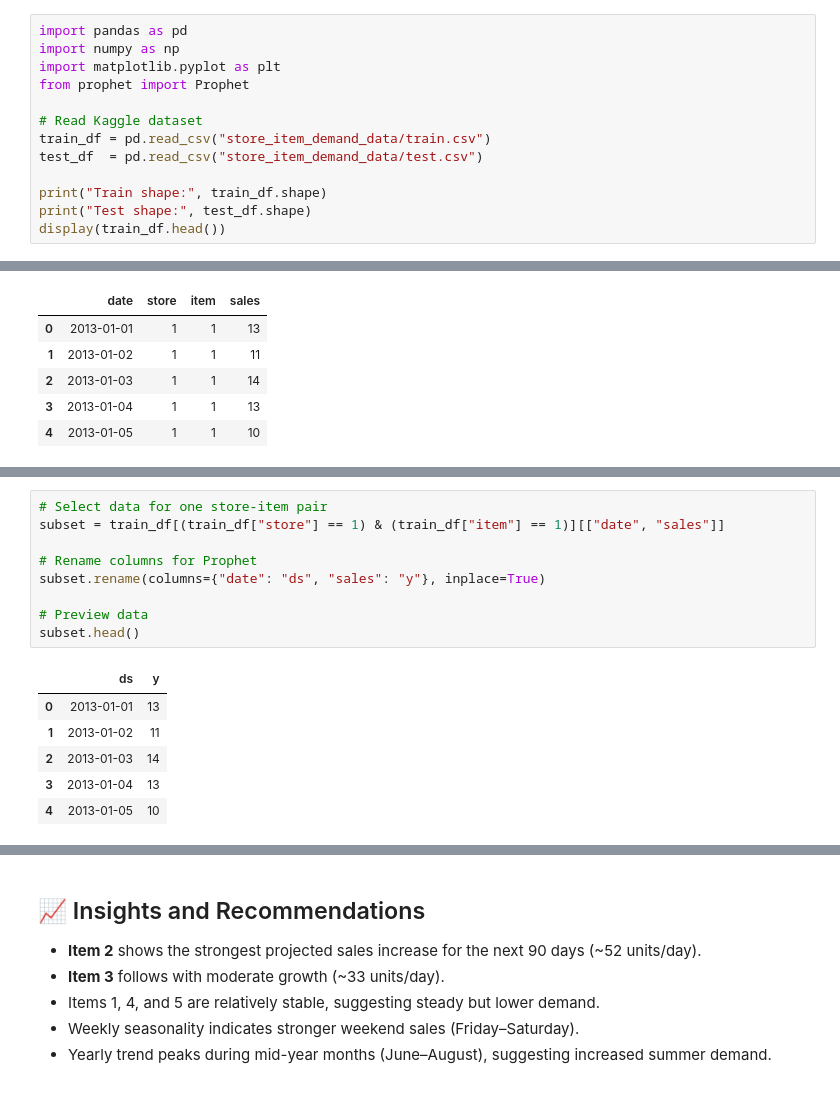
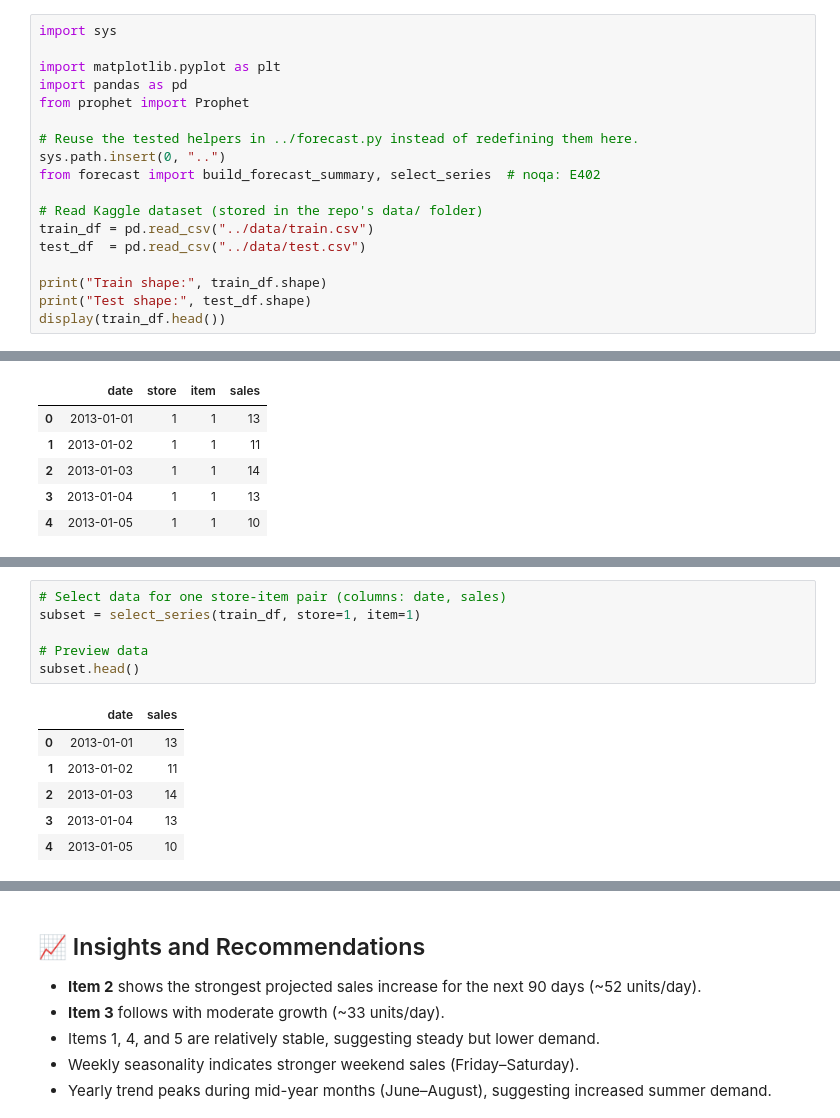
Before and after one commit to Madhan120-prog/smart-inventory-forecasting, a Jupyter notebook: notebooks/02_store_item_demand_forecast.ipynb, the cells around one changed output, grey strips where cells are left out. Drawn from its saved outputs; the diff is of its cells as text.

```diff
--- a/notebooks/02_store_item_demand_forecast.ipynb
+++ b/notebooks/02_store_item_demand_forecast.ipynb
@@ -6,14 +6,19 @@ We'll apply **Facebook Prophet** to learn daily sales patterns for each store-it
 
 **Goal:** Forecast the next 90 days of sales for selected store-item combinations.
 # %%
+import sys
+
+import matplotlib.pyplot as plt
 import pandas as pd
-import numpy as np
-import matplotlib.pyplot as plt
 from prophet import Prophet
 
-# Read Kaggle dataset
-train_df = pd.read_csv("store_item_demand_data/train.csv")
-test_df  = pd.read_csv("store_item_demand_data/test.csv")
+# Reuse the tested helpers in ../forecast.py instead of redefining them here.
+sys.path.insert(0, "..")
+from forecast import build_forecast_summary, select_series  # noqa: E402
+
+# Read Kaggle dataset (stored in the repo's data/ folder)
+train_df = pd.read_csv("../data/train.csv")
+test_df  = pd.read_csv("../data/test.csv")
 
 print("Train shape:", train_df.shape)
 print("Test shape:", test_df.shape)
@@ -63,16 +68,13 @@ dtype: int64
 | max | 2017-12-31 00:00:00 | 10.000000 | 50.000000 | 231.000000 |
 | std | NaN | 2.872283 | 14.430878 | 28.801144 |
 # %%
-# Select data for one store-item pair
-subset = train_df[(train_df["store"] == 1) & (train_df["item"] == 1)][["date", "sales"]]
-
-# Rename columns for Prophet
-subset.rename(columns={"date": "ds", "sales": "y"}, inplace=True)
+# Select data for one store-item pair (columns: date, sales)
+subset = select_series(train_df, store=1, item=1)
 
 # Preview data
 subset.head()
 # %% [output]
-|  | ds | y |
+|  | date | sales |
 | 0 | 2013-01-01 | 13 |
 | 1 | 2013-01-02 | 11 |
 | 2 | 2013-01-03 | 14 |
```
Also changed, not shown: parts of 6 cells of this notebook, 6 other files.
